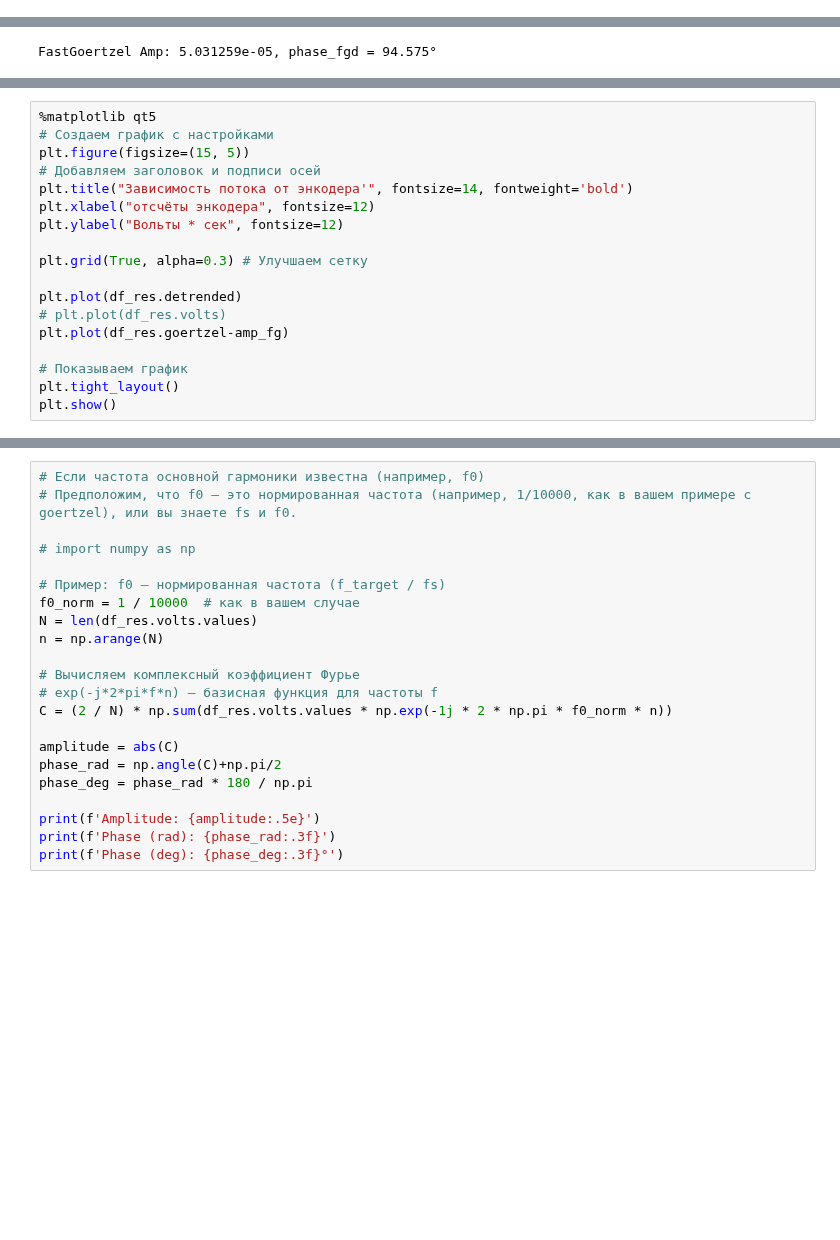
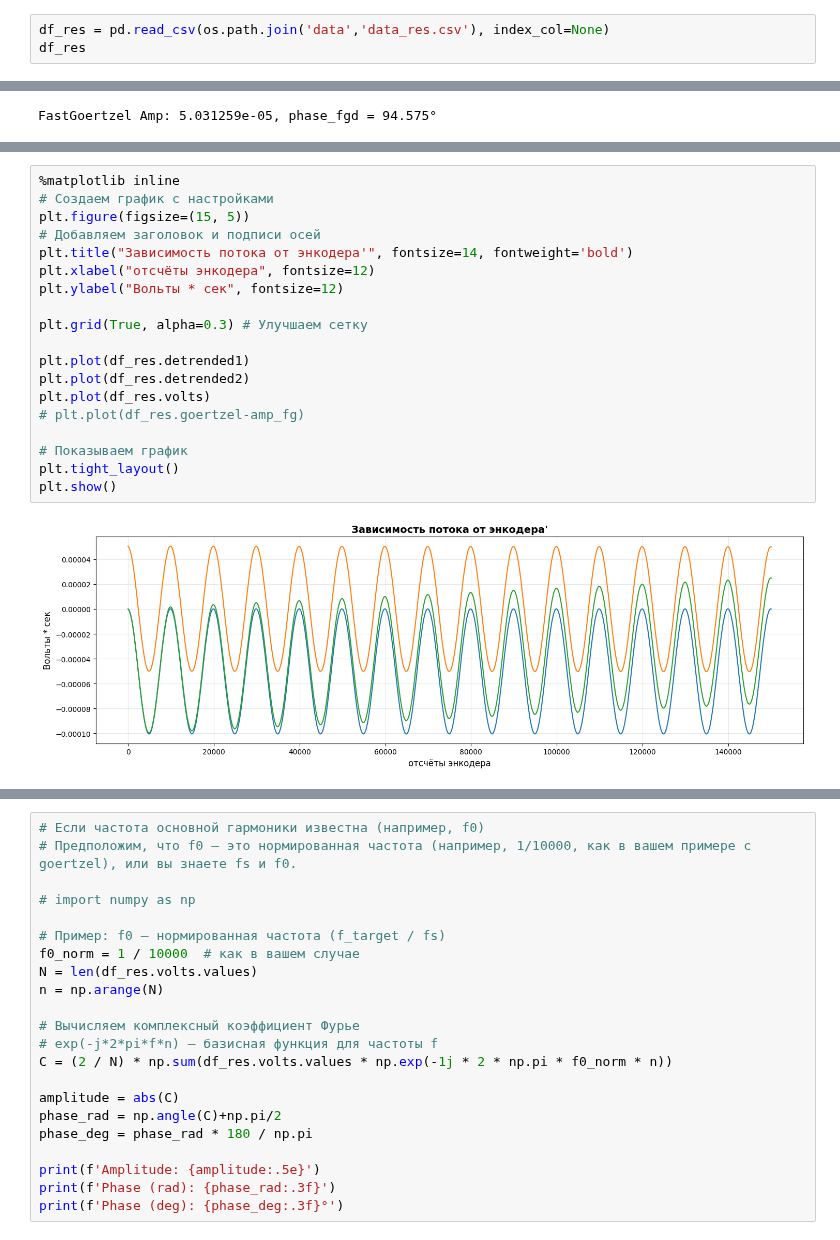
Before and after one commit to BuslaySt/Helmholz-Polymagnit, a Jupyter notebook: code/HarmData_fast.ipynb, the cells around one changed output, grey strips where cells are left out. Saved outputs shown, nothing was run; the diff lists cells and outputs as text; blank space fills up the shorter version.

```diff
--- a/code/HarmData_fast.ipynb
+++ b/code/HarmData_fast.ipynb
@@ -179,3 +159,6 @@ df_res['volts'] = (2.5/32767 * 1/96937 * 1/1144.8)*df_res['integral']
 
 # 5. Угол в градусах
 df_res['deg'] = (df_res['encoder']/10000)*360
+# %%
+df_res = pd.read_csv(os.path.join('data','data_res.csv'), index_col=None)
+df_res
@@ -346,21 +394,24 @@ Peak Amp: 5.026907e-05
 # %%
-%matplotlib qt5
+%matplotlib inline
 # Создаем график с настройками
 plt.figure(figsize=(15, 5))
 # Добавляем заголовок и подписи осей
 plt.title("Зависимость потока от энкодера'", fontsize=14, fontweight='bold')
 plt.xlabel("отсчёты энкодера", fontsize=12)
 plt.ylabel("Вольты * сек", fontsize=12)
 
 plt.grid(True, alpha=0.3) # Улучшаем сетку
 
-plt.plot(df_res.detrended)
-# plt.plot(df_res.volts)
-plt.plot(df_res.goertzel-amp_fg)
+plt.plot(df_res.detrended1)
+plt.plot(df_res.detrended2)
+plt.plot(df_res.volts)
+# plt.plot(df_res.goertzel-amp_fg)
 
 # Показываем график
 plt.tight_layout()
 plt.show()
+# %% [output]
+[figure, added]
 # %%
 print(f'FastGoertzel Amp: {amp_fg:.6e}, {phase_fgd = :.3f}°')
 print(f'SlowGoertzel Amp: {amp_sg:.6e}, {phase_sgd = :.3f}°')
```
Also changed, not shown: parts of 14 cells of this notebook.
